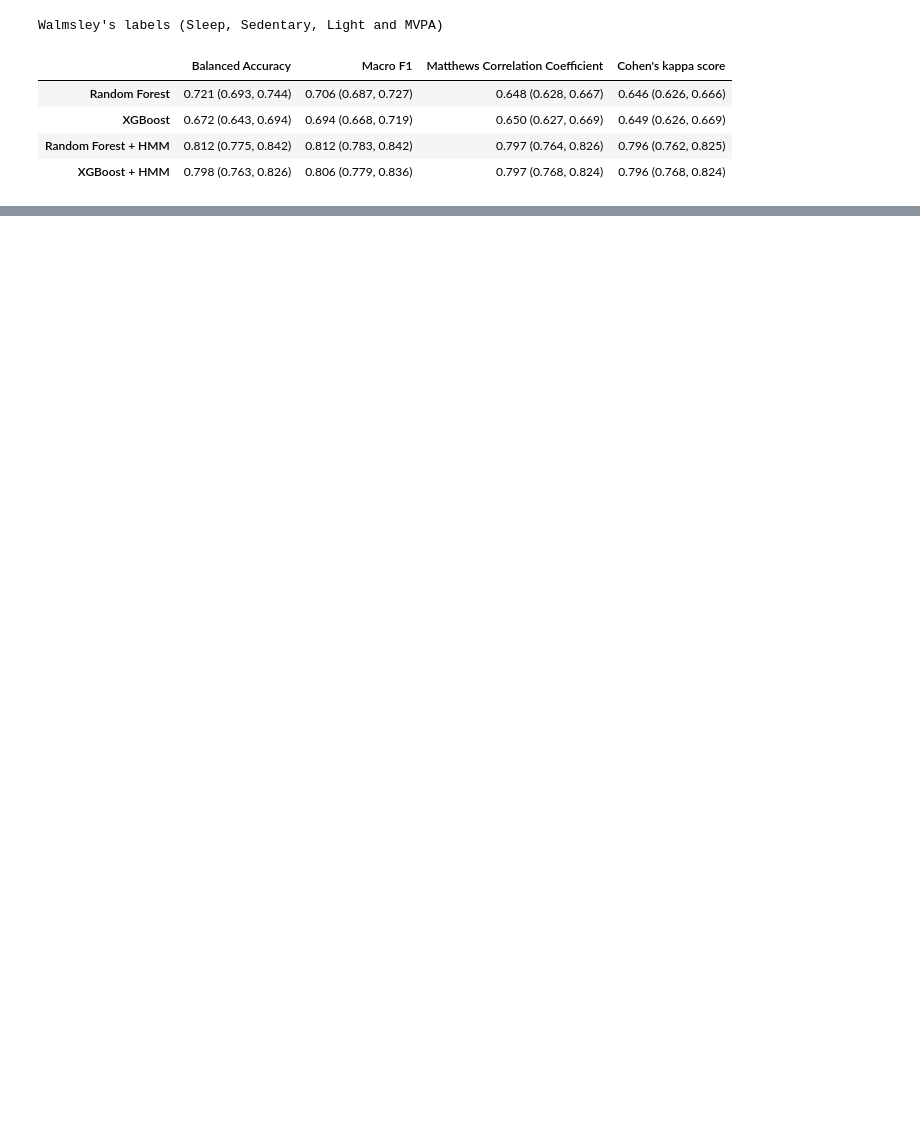
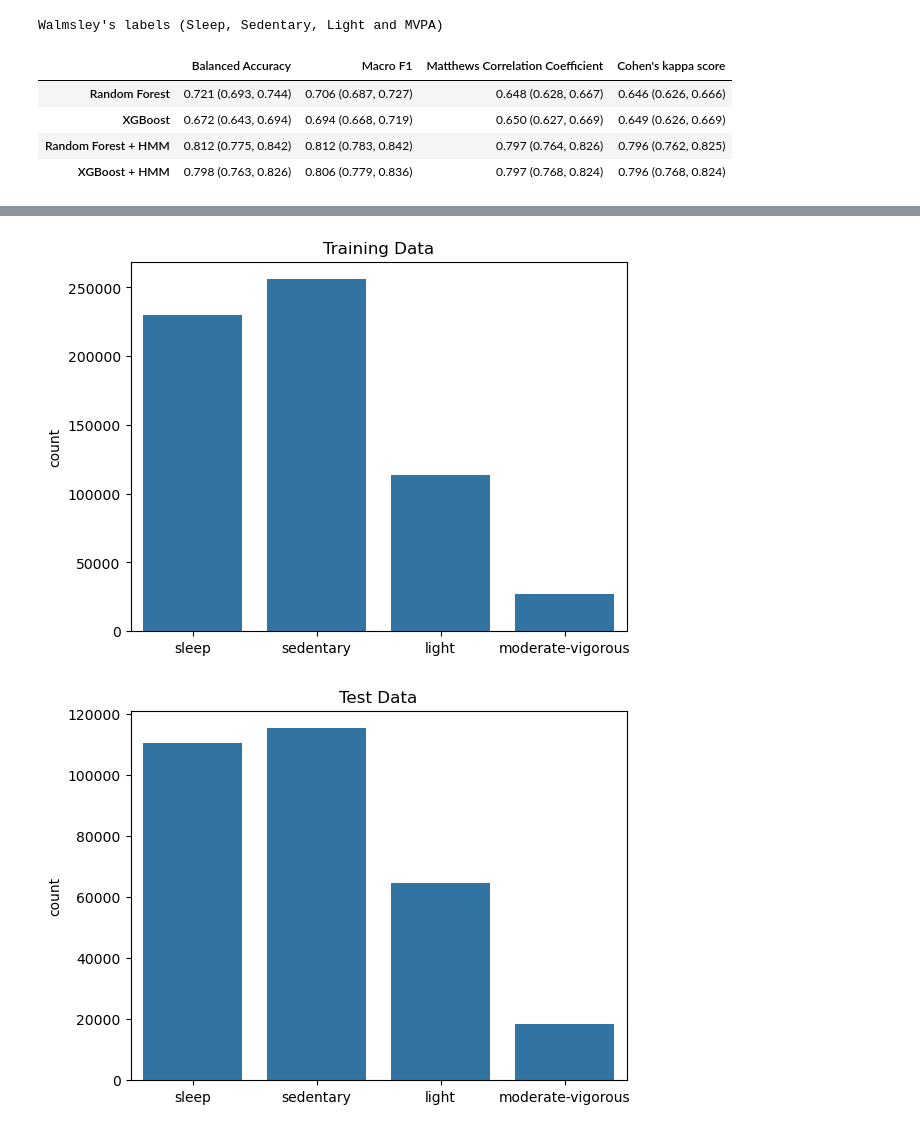
Before and after one commit to finlayscheib/capture24, a Jupyter notebook: Benchmark.ipynb, the cells around one changed output, grey strips where cells are left out. Saved outputs shown, nothing was run; the diff lists cells and outputs as text; code cells hidden in the pictures; blank space fills up the shorter version.

```diff
--- a/Benchmark.ipynb
+++ b/Benchmark.ipynb
@@ -188,0 +167,10 @@ sns.histplot(y_test)
+# %%
+sns.countplot(x=y_train, order = PAorder)
+plt.title('Training Data')
+plt.show()
+sns.countplot(x=y_test, order = PAorder)
+plt.title('Test Data')
+plt.show()
+# %% [output]
+[figure, added]
+[figure, added]
```
Also changed, not shown: parts of 6 cells of this notebook.
